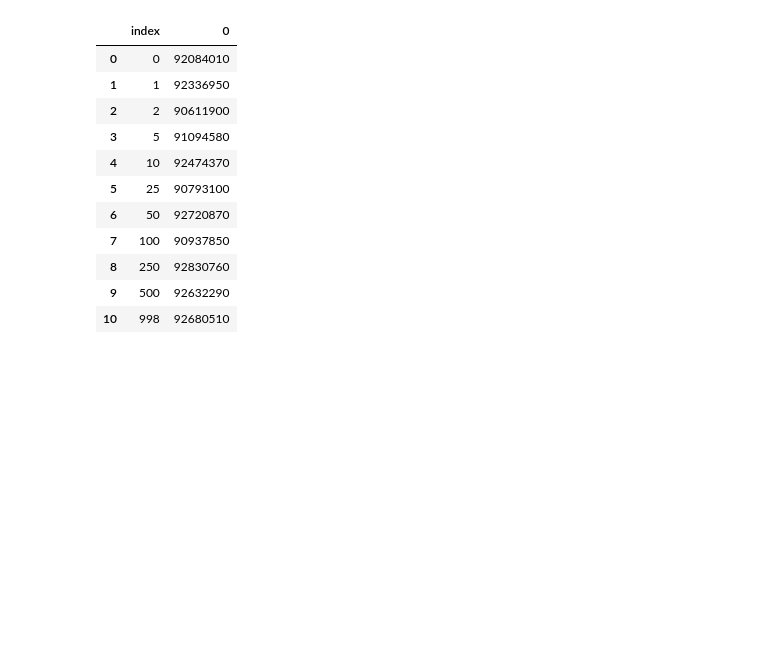
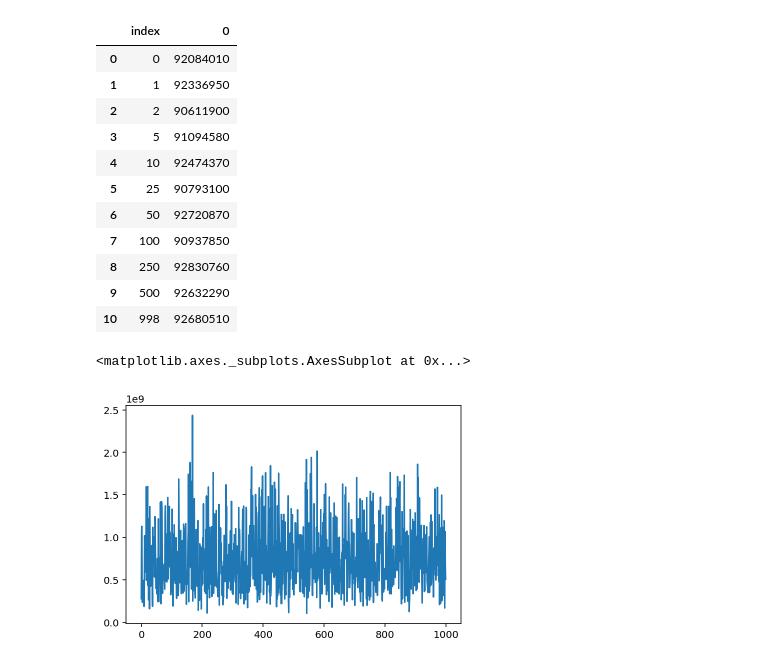
Before and after one commit to jotaporras/ts_mcfrl, a Jupyter notebook: notebooks/2020-08-09_2-Debugging TF and checking results of fixed DQN.ipynb, the cells around one changed output. Saved outputs shown, nothing was run; the diff lists cells and outputs as text; code cells hidden in the pictures; blank space fills up the shorter version.

```diff
--- a/notebooks/2020-08-09_2-Debugging TF and checking results of fixed DQN.ipynb
+++ b/notebooks/2020-08-09_2-Debugging TF and checking results of fixed DQN.ipynb
@@ -135,3 +155,15 @@ pd.Series(ep_costs)[[0,1,2,5,10,25,50,100,250,500,998]].reset_index()
 | 8 | 250 | 92830760 |
 | 9 | 500 | 92632290 |
 | 10 | 998 | 92680510 |
+# %%
+ep_costs=[]
+num_eps=1000
+for i in range(num_eps):
+    summary_i = pd.read_csv(f"/Users/aleph/Documents/jota/tesis/ts_mcfrl/python/src/experiments/aug_8_dqn_debugging/data/results/dqn2_few_warehouses_v2/ep_{i}/summary_movement_report.csv")
+    ep_cost=summary_i.total_cost.sum()
+    ep_costs.append(ep_cost)
+# %%
+sns.lineplot(range(len(ep_costs)),ep_costs)
+# %% [output]
+<matplotlib.axes._subplots.AxesSubplot at 0x...>
+[figure, added]
```
Also changed, not shown: parts of 10 cells of this notebook, 1 other file.
